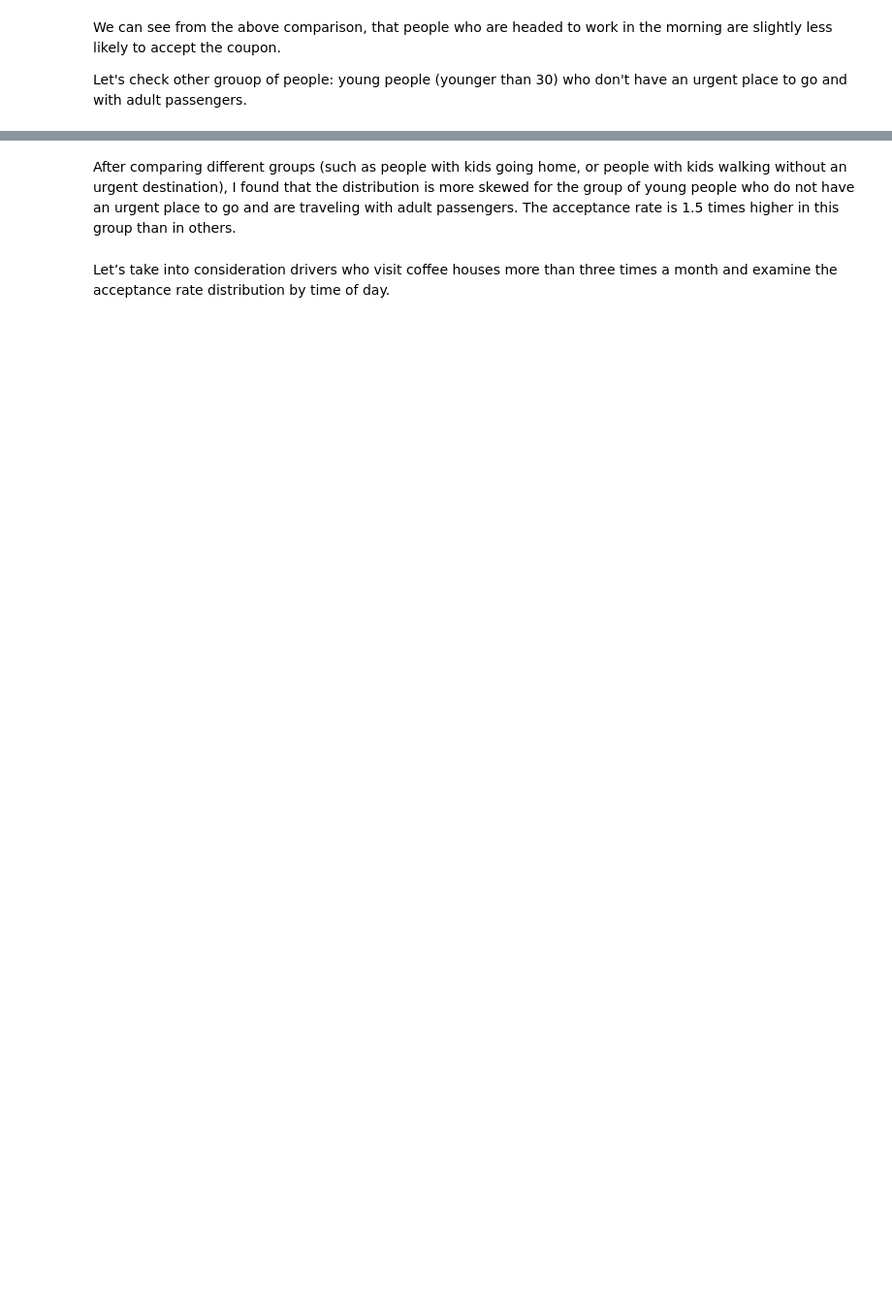
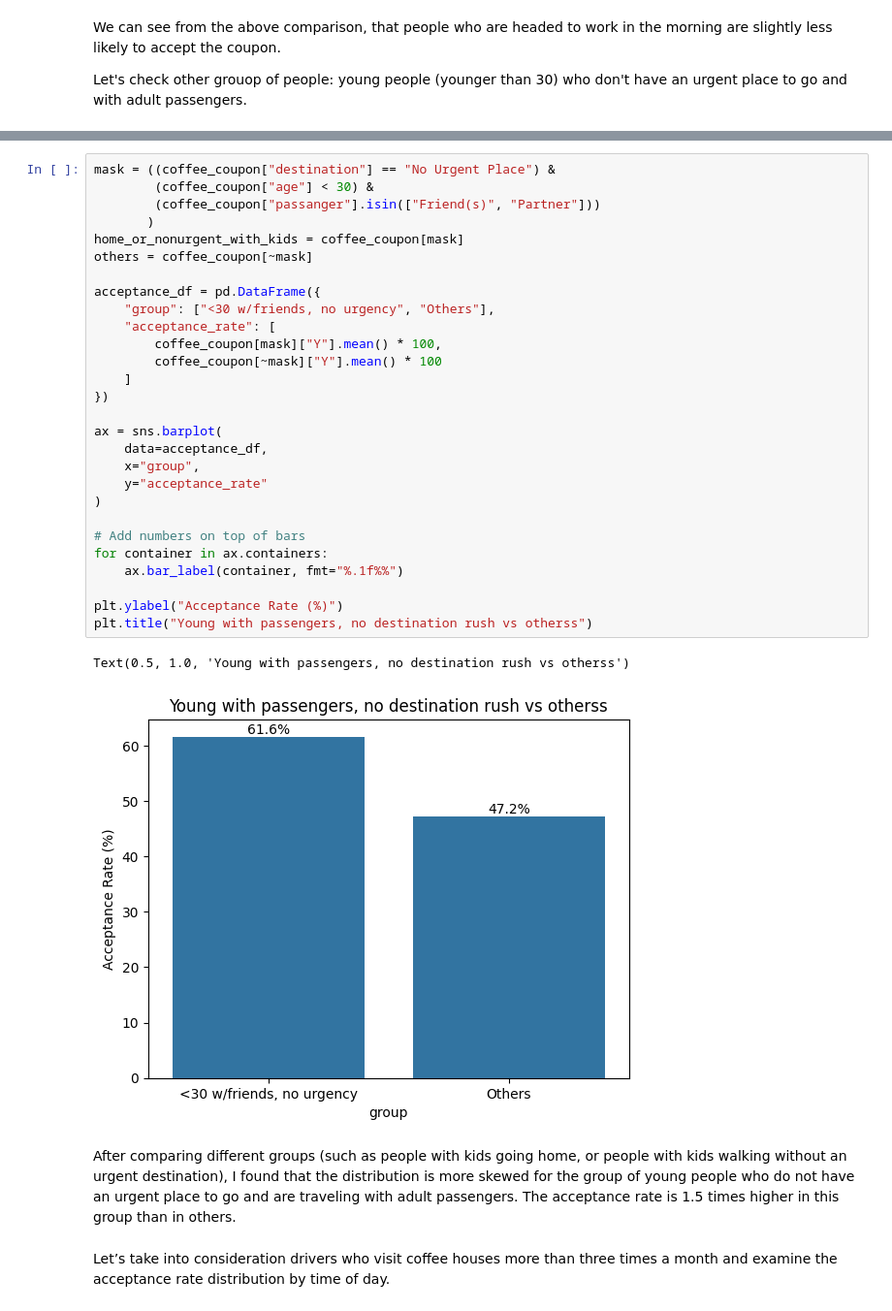
Before and after one commit to vilyapilya/coupon_acceptance_analysis, a Jupyter notebook: prompt.ipynb, the cells around one changed output, grey strips where cells are left out. Shown at 97% size. Saved outputs shown, nothing was run; the diff lists cells and outputs as text; blank space fills up the shorter version.

```diff
--- a/prompt.ipynb
+++ b/prompt.ipynb
@@ -329,3 +355,34 @@ Acceptance rate of coffee house coupon by c.h. regulars of all others: 47.192429
+# %%
+mask = ((coffee_coupon["destination"] == "No Urgent Place") &
+        (coffee_coupon["age"] < 30) &
+        (coffee_coupon["passanger"].isin(["Friend(s)", "Partner"]))
+       )
+home_or_nonurgent_with_kids = coffee_coupon[mask]
+others = coffee_coupon[~mask]
+
+acceptance_df = pd.DataFrame({
+    "group": ["<30 w/friends, no urgency", "Others"],
+    "acceptance_rate": [
+        coffee_coupon[mask]["Y"].mean() * 100,
+        coffee_coupon[~mask]["Y"].mean() * 100
+    ]
+})
+
+ax = sns.barplot(
+    data=acceptance_df,
+    x="group",
+    y="acceptance_rate"
+)
+
+# Add numbers on top of bars
+for container in ax.containers:
+    ax.bar_label(container, fmt="%.1f%%")
+
+plt.ylabel("Acceptance Rate (%)")
+plt.title("Young with passengers, no destination rush vs otherss")
+# %% [output]
+Text(0.5, 1.0, 'Young with passengers, no destination rush vs otherss')
+[figure, added]
 # %% [markdown]
 After comparing different groups (such as people with kids going home, or people with kids walking without an urgent destination), I found that the distribution is more skewed for the group of young people who do not have an urgent place to go and are traveling with adult passengers. The acceptance rate is 1.5 times higher in this group than in others.
 # %% [markdown]
```
Also changed, not shown: parts of 20 cells of this notebook.
